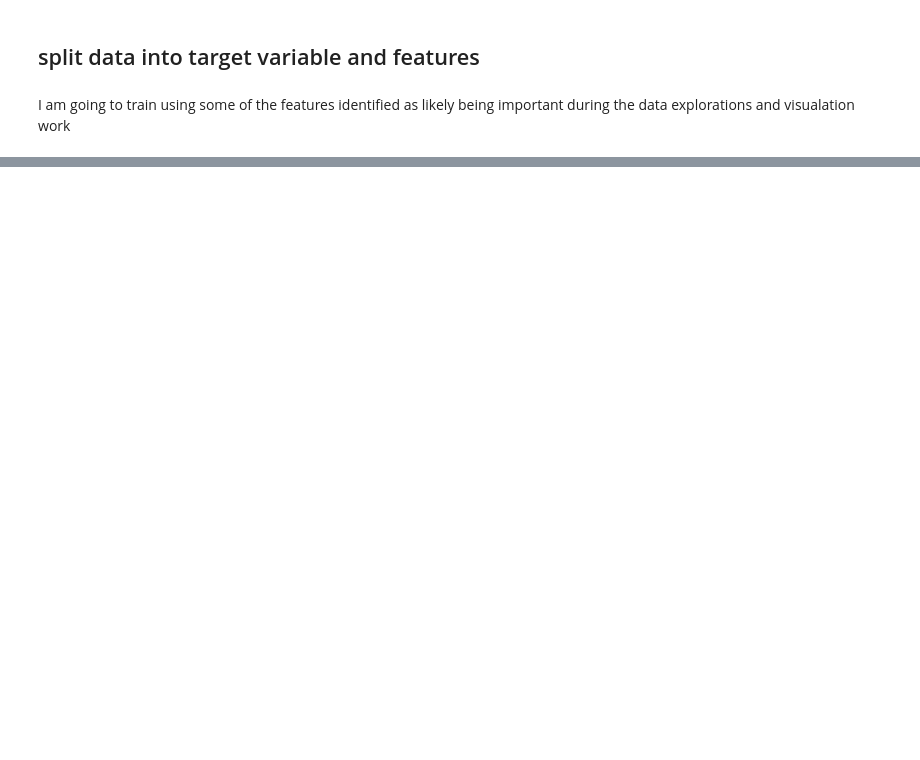
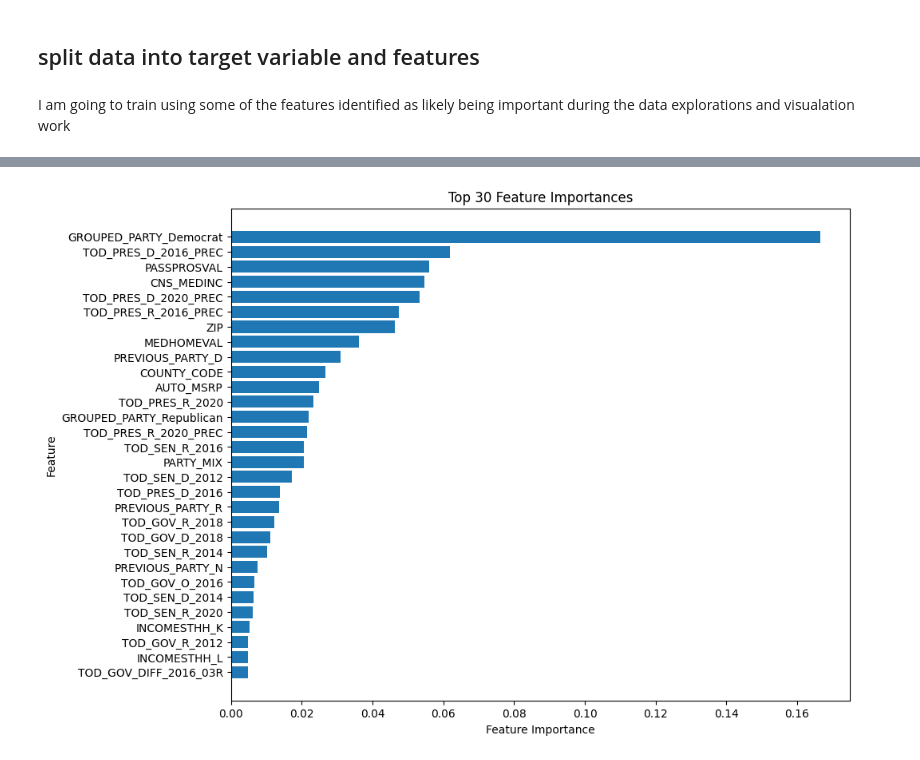
Before and after one commit to ackaplan/capstone, a Jupyter notebook: PredictIT_Modeling_Winners.ipynb, the cells around one changed output, grey strips where cells are left out. Drawn from its saved outputs; the diff is of its cells as text; code cells hidden in the pictures; blank space fills up the shorter version.

```diff
--- a/PredictIT_Modeling_Winners.ipynb
+++ b/PredictIT_Modeling_Winners.ipynb
@@ -355,0 +602,16 @@ weighted avg       0.57      0.57      0.57      2160
+# %%
+
+
+param_grid = {
+    'n_estimators': [100, 200, 300],
+    'learning_rate': [0.01, 0.1, 0.2],
+    'max_depth': [3, 5, 10],
+    'min_samples_split': [2, 3, 5],
+    'min_samples_leaf': [1, 2, 3],}
+
+grid_search = GridSearchCV(estimator=GradientBoostingClassifier(), param_grid=param_grid, cv=5, scoring='accuracy', n_jobs=-1)
+
+grid_search.fit(X_train_encoded, y_train)
+
+print("Best parameters found:", grid_search.best_params_)
+print("Best score achieved:", grid_search.best_score_)
@@ -355,0 +621,9 @@ weighted avg       0.57      0.57      0.57      2160
+# %%
+best_gbc = GradientBoostingClassifier(learning_rate= 0.1, max_depth= 3, min_samples_leaf= 3, min_samples_split= 2, n_estimators= 300)
+best_gbc.fit(X_train_encoded, y_train)
+
+# Evaluate the model on the test set
+y_pred_rf = best_gbc.predict(X_test_encoded)
+print("GBC Model Test Set Evaluation:")
+print("Accuracy:", accuracy_score(y_test, y_pred_rf))
+print(classification_report(y_test, y_pred_rf))
@@ -393,0 +660,20 @@ plt.show()
+# %%
+
+feature_importances = best_gbc.feature_importances_
+
+
+feature_names = np.array(features_after_encoding)
+
+# Sort the features by importance
+sorted_idx = np.argsort(feature_importances)[-30:]  #top 30 features
+
+# Plot
+plt.figure(figsize=(10, 8))
+plt.title("Top 30 Feature Importances")
+plt.barh(range(30), feature_importances[sorted_idx], align='center')
+plt.yticks(range(30), feature_names[sorted_idx])
+plt.xlabel("Feature Importance")
+plt.ylabel("Feature")
+plt.show()
+# %% [output]
+[figure, added]
```
Also changed, not shown: parts of 78 cells of this notebook.
